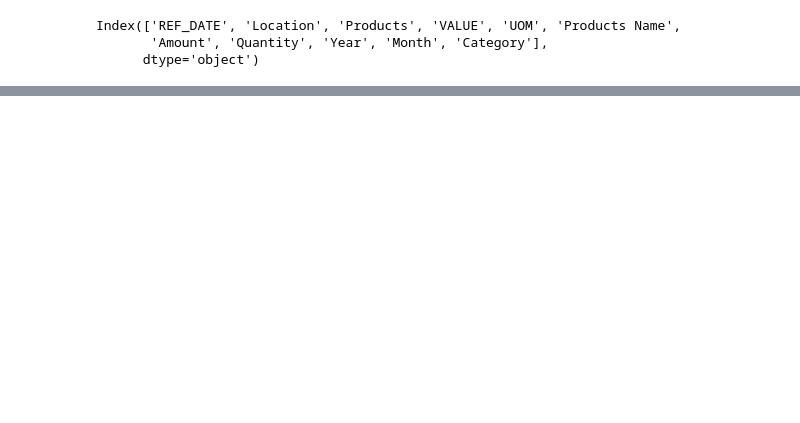
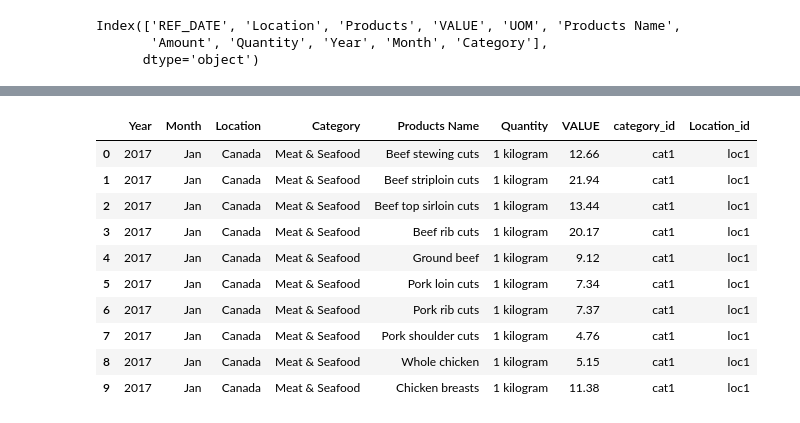
Before and after one commit to RimpleDabas/Inflation-Analysis, a Jupyter notebook: ET.ipynb, the cells around one changed output, grey strips where cells are left out. Drawn from its saved outputs; the diff is of its cells as text; code cells hidden in the pictures; blank space fills up the shorter version.

```diff
--- a/ET.ipynb
+++ b/ET.ipynb
@@ -232,0 +261,9 @@ df.sample(10)
+# %%
+# Get the unique categories and locations in separate lists.
+categories = df["Category"].unique()
+Locations = df["Location"].unique()
+
+print(categories)
+print(Locations)
+print(len(categories))
+print(len(Locations))
@@ -232,0 +278,6 @@ df.sample(10)
+# %%
+# Create numpy arrays from 1-6 for the categories and 1-12 for the locations
+category_ids = np.arange(1, 6)
+Locations_ids = np.arange(1, 12)
+print(category_ids)
+print(Locations_ids)
@@ -232,0 +287,7 @@ df.sample(10)
+# %%
+# Use a list comprehension to add "cat" to each category_id.
+cat_ids = ['cat' + str(each) for each in category_ids]
+print(cat_ids)
+# Use a list comprehension to add "subcat" to each subcategory_id.
+loc_ids = ['loc' + str(each) for each in Locations_ids]
+print(loc_ids)
@@ -232,0 +297,5 @@ df.sample(10)
+# %%
+# Create a category DataFrame with the category_id array as the category_id and categories list as the category name.
+category_df = pd.DataFrame({"category_id" : cat_ids , 'Category' : categories})
+# Create a category DataFrame with the subcategory_id array as the subcategory_id and subcategories list as the subcategory name.
+Location_df = pd.DataFrame({"Location_id" : loc_ids , 'Location' : Locations})
@@ -232,0 +331,16 @@ df.sample(10)
+# %%
+merged_df = pd.merge(df,category_df, on = 'Category' , how = 'left')
+merged_df = pd.merge(merged_df,Location_df, on = 'Location' , how = 'left')
+merged_df.head(10)
+# %% [output]
+|  | Year | Month | Location | Category | Products Name | Quantity | VALUE | category_id | Location_id |
+| 0 | 2017 | Jan | Canada | Meat & Seafood | Beef stewing cuts | 1 kilogram | 12.66 | cat1 | loc1 |
+| 1 | 2017 | Jan | Canada | Meat & Seafood | Beef striploin cuts | 1 kilogram | 21.94 | cat1 | loc1 |
+| 2 | 2017 | Jan | Canada | Meat & Seafood | Beef top sirloin cuts | 1 kilogram | 13.44 | cat1 | loc1 |
+| 3 | 2017 | Jan | Canada | Meat & Seafood | Beef rib cuts | 1 kilogram | 20.17 | cat1 | loc1 |
+| 4 | 2017 | Jan | Canada | Meat & Seafood | Ground beef | 1 kilogram | 9.12 | cat1 | loc1 |
+| 5 | 2017 | Jan | Canada | Meat & Seafood | Pork loin cuts | 1 kilogram | 7.34 | cat1 | loc1 |
+| 6 | 2017 | Jan | Canada | Meat & Seafood | Pork rib cuts | 1 kilogram | 7.37 | cat1 | loc1 |
+| 7 | 2017 | Jan | Canada | Meat & Seafood | Pork shoulder cuts | 1 kilogram | 4.76 | cat1 | loc1 |
+| 8 | 2017 | Jan | Canada | Meat & Seafood | Whole chicken | 1 kilogram | 5.15 | cat1 | loc1 |
+| 9 | 2017 | Jan | Canada | Meat & Seafood | Chicken breasts | 1 kilogram | 11.38 | cat1 | loc1 |
```
Also changed, not shown: parts of 23 cells of this notebook.
